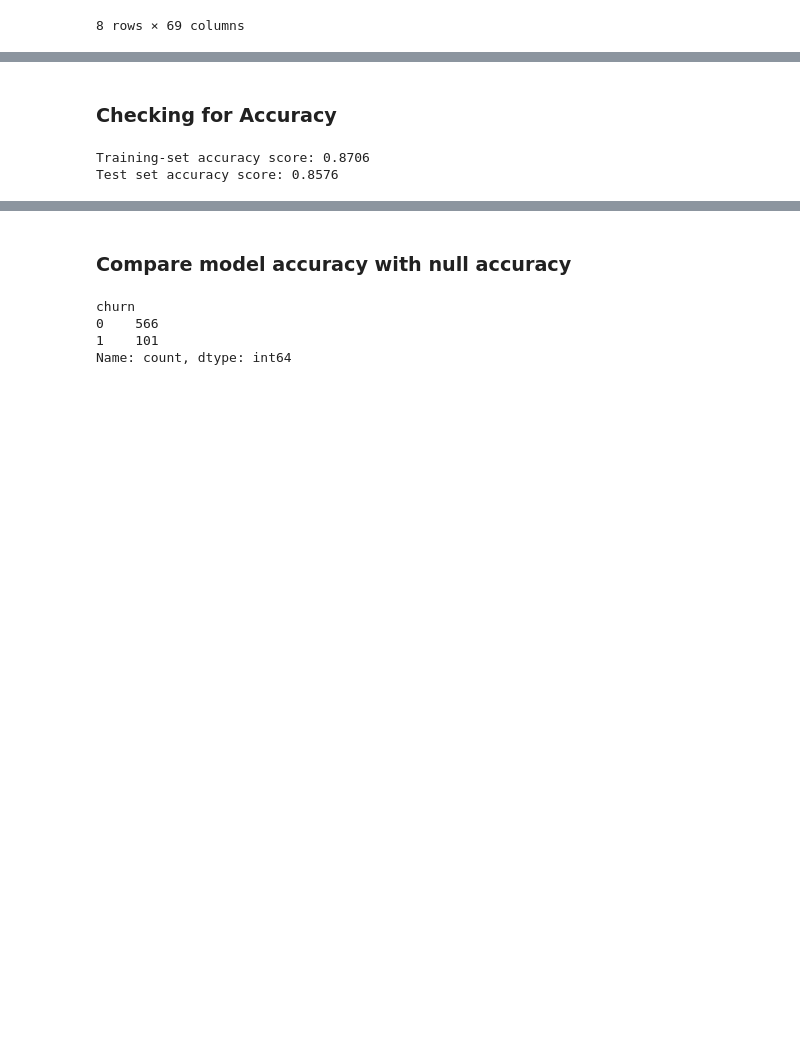
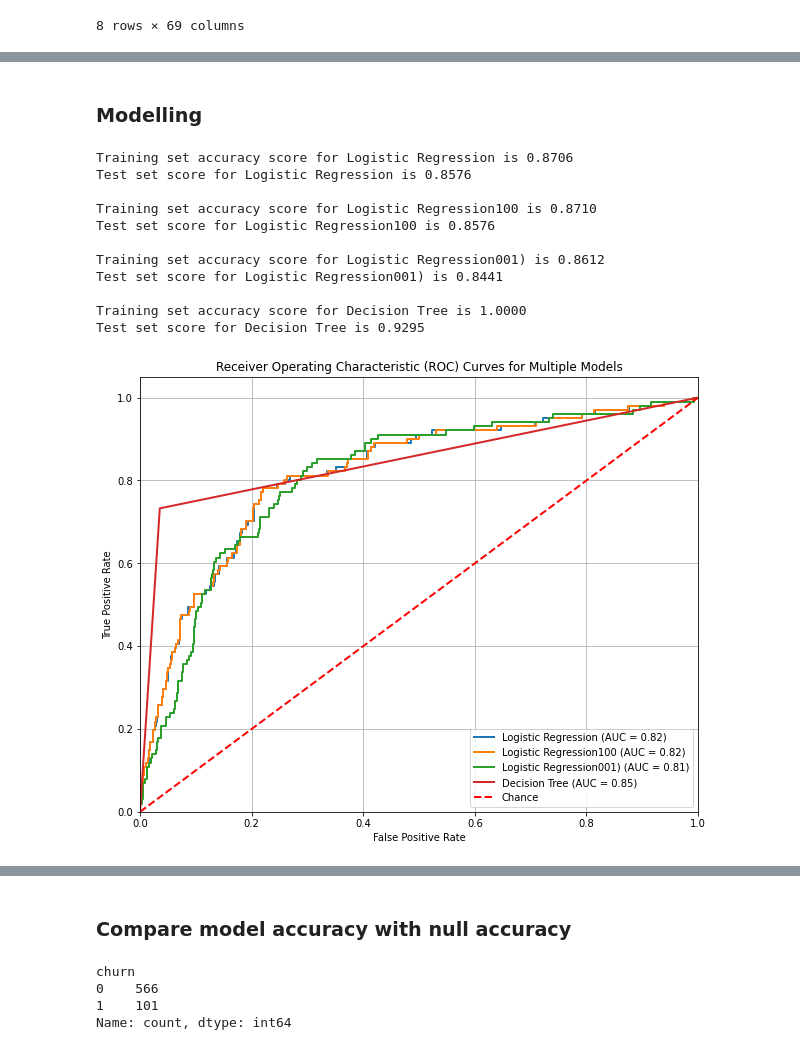
Before and after one commit to Giwanji/dsc-phase3-project, a Jupyter notebook: churn_prediction_model.ipynb, the cells around one changed output, grey strips where cells are left out. Saved outputs shown, nothing was run; the diff lists cells and outputs as text; code cells hidden in the pictures; blank space fills up the shorter version.

Commit message:
Modelling and validation

```diff
--- a/churn_prediction_model.ipynb
+++ b/churn_prediction_model.ipynb
@@ -495,9 +494,0 @@ The baseline model was chosen to be a logistic regression classifier
-# %%
-# training a logistic regression model on the training set
-
-# instantiate the model
-logreg = LogisticRegression(solver='liblinear', random_state=42)
-
-
-# fit the model
-logreg.fit(X_train, y_train)
@@ -514,10 +497,2 @@ y_pred_test = logreg.predict(X_test)
-# %% [markdown]
-### Checking for Accuracy
-# %%
-# Test set Accuracy Score of the baseline Model
-# Training set Accuracy score
-print('Training-set accuracy score: {0:0.4f}'. format(accuracy_score(y_train, y_pred_train)))
-print('Test set accuracy score: {0:0.4f}'. format(accuracy_score(y_test, y_pred_test)))
-# %% [output]
-Training-set accuracy score: 0.8706
-Test set accuracy score: 0.8576
+# %% [markdown]
+### Modelling
@@ -524 +553,25 @@ Test set accuracy score: 0.8576
+# %%
+# Initialize the models
+models = {
+    'Logistic Regression': LogisticRegression(solver='liblinear', random_state=42),
+    'Logistic Regression100': LogisticRegression(C=100, solver='liblinear', random_state=0),
+    'Logistic Regression001)': LogisticRegression(C=0.001, solver='liblinear', random_state=0),
+    'Decision Tree': DecisionTreeClassifier()
+}
+
+# calling modelling function
+modelling(models, X_train, y_train, X_test, y_test)
+# %% [output]
+Training set accuracy score for Logistic Regression is 0.8706
+Test set score for Logistic Regression is 0.8576
+
+Training set accuracy score for Logistic Regression100 is 0.8710
+Test set score for Logistic Regression100 is 0.8576
+
+Training set accuracy score for Logistic Regression001) is 0.8612
+Test set score for Logistic Regression001) is 0.8441
+
+Training set accuracy score for Decision Tree is 1.0000
+Test set score for Decision Tree is 0.9295
+[figure, added]
 # %% [markdown]
```
Also changed, not shown: parts of 25 cells of this notebook.
